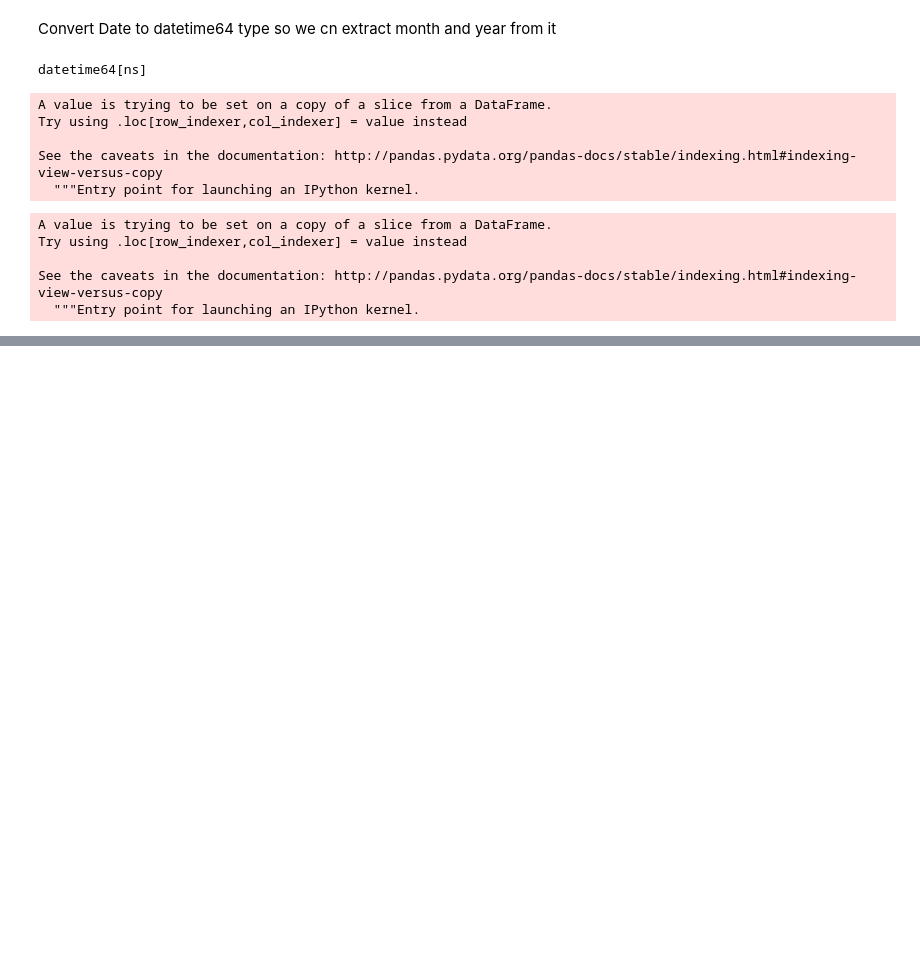
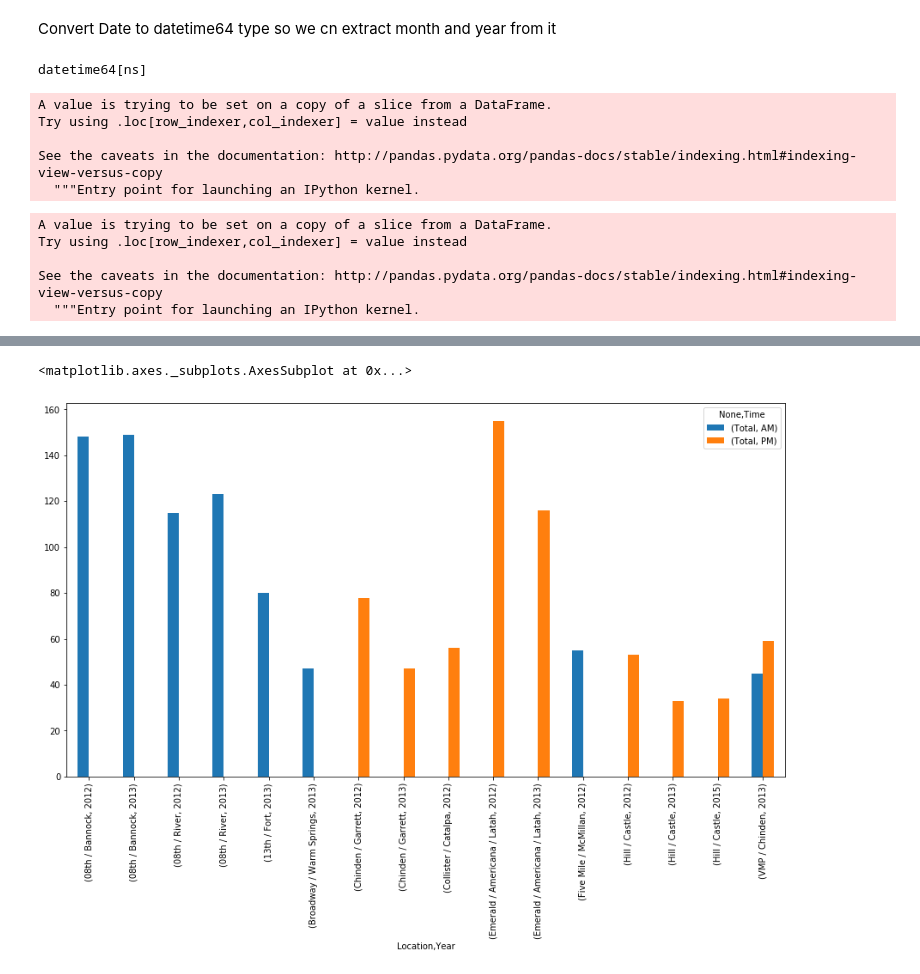
Before and after one commit to mikestefancic/TVCA, a Jupyter notebook: 04-tvca-infra.ipynb, the cells around one changed output, grey strips where cells are left out. Cells and saved outputs as stored; diff of their text form; code cells hidden in the pictures; blank space fills up the shorter version.

```diff
--- a/04-tvca-infra.ipynb
+++ b/04-tvca-infra.ipynb
@@ -333,0 +332,4 @@ top10.set_index(['Location','Year','Time']).unstack()
+# %%
+# Imputing null values
+top_10_may = top_10_may.fillna(0)
+top_10_may
@@ -333,0 +356,6 @@ top10.set_index(['Location','Year','Time']).unstack()
+# %%
+# Plot the counts
+top_10_may.plot.bar(figsize=(15,8))
+# %% [output]
+<matplotlib.axes._subplots.AxesSubplot at 0x...>
+[figure, added]
```
Also changed, not shown: parts of 8 cells of this notebook.
